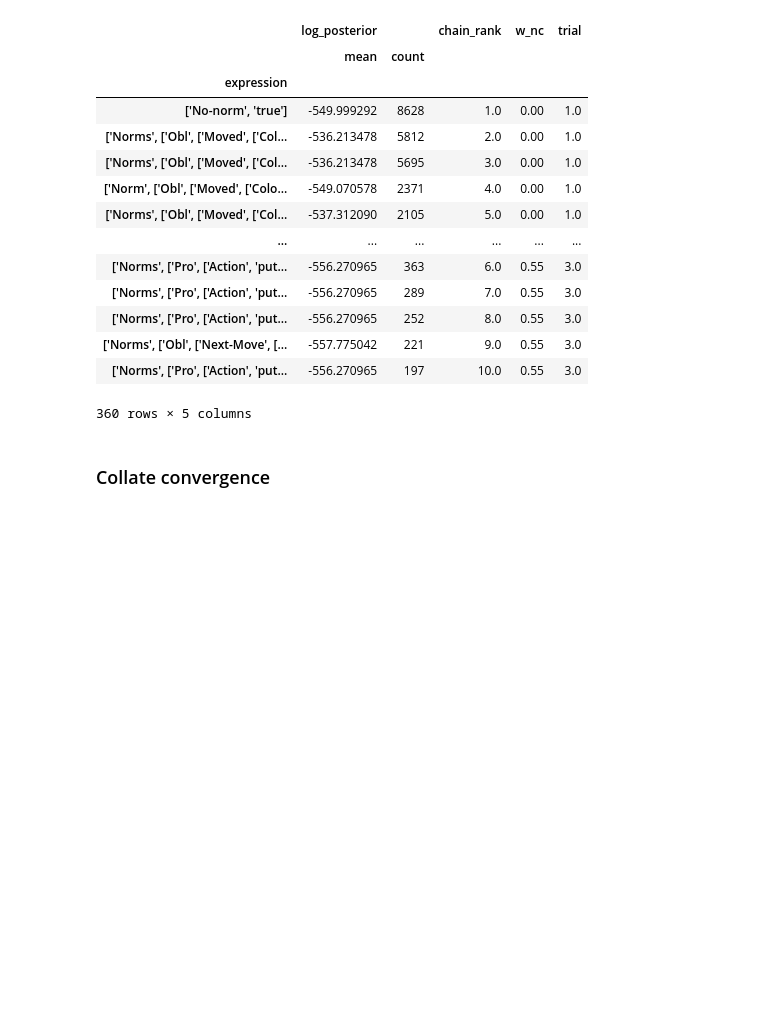
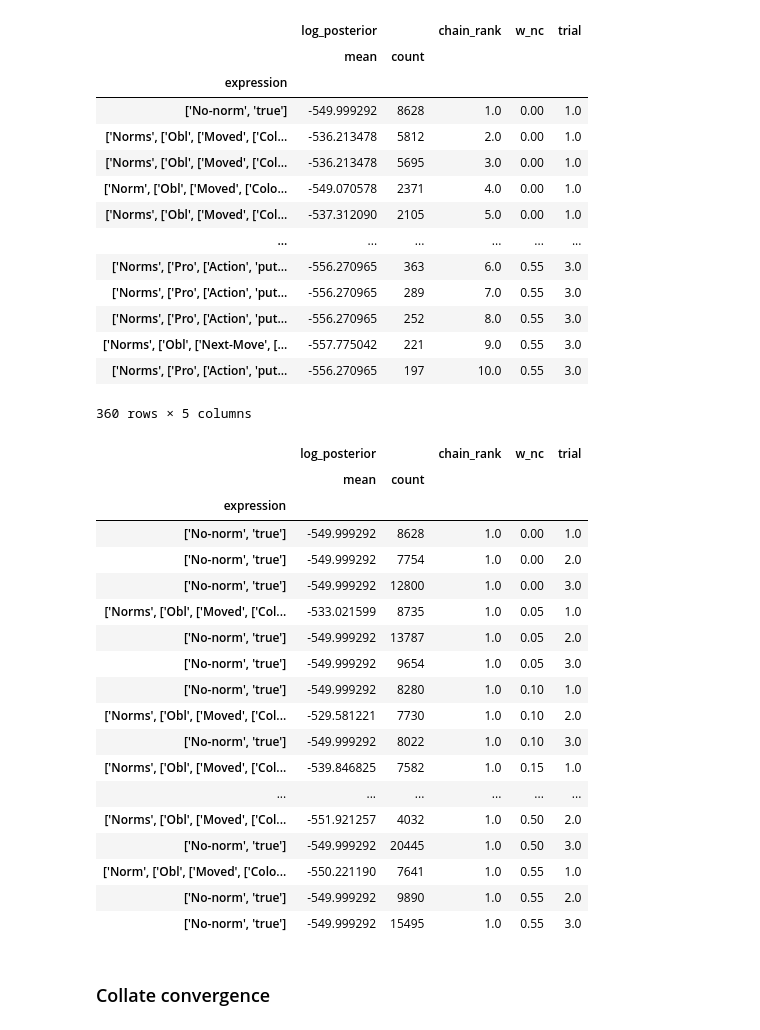
Before and after one commit to ashish1610dhiman/learning_norms_with_mcmc_from_pcfg_IJCAI21, a Jupyter notebook: notebooks/1.5.2_nc_exp5_precision_recall.ipynb, the cells around one changed output. Cells and saved outputs as stored; diff of their text form; code cells hidden in the pictures; blank space fills up the shorter version.

```diff
--- a/notebooks/1.5.2_nc_exp5_precision_recall.ipynb
+++ b/notebooks/1.5.2_nc_exp5_precision_recall.ipynb
@@ -143,6 +143,28 @@ res2
 | ['Norms', ['Obl', ['Next-Move', [... | -557.775042 | 221 | 9.0 | 0.55 | 3.0 |
 | ['Norms', ['Pro', ['Action', 'put... | -556.270965 | 197 | 10.0 | 0.55 | 3.0 |
 360 rows × 5 columns
+# %%
+z_top.groupby(["w_nc","trial"]).head(1)
+# %% [output]
+|  | log_posterior |  | chain_rank | w_nc | trial |
+|  | mean | count |  |  |  |
+| expression |  |  |  |  |  |
+| ['No-norm', 'true'] | -549.999292 | 8628 | 1.0 | 0.00 | 1.0 |
+| ['No-norm', 'true'] | -549.999292 | 7754 | 1.0 | 0.00 | 2.0 |
+| ['No-norm', 'true'] | -549.999292 | 12800 | 1.0 | 0.00 | 3.0 |
+| ['Norms', ['Obl', ['Moved', ['Col... | -533.021599 | 8735 | 1.0 | 0.05 | 1.0 |
+| ['No-norm', 'true'] | -549.999292 | 13787 | 1.0 | 0.05 | 2.0 |
+| ['No-norm', 'true'] | -549.999292 | 9654 | 1.0 | 0.05 | 3.0 |
+| ['No-norm', 'true'] | -549.999292 | 8280 | 1.0 | 0.10 | 1.0 |
+| ['Norms', ['Obl', ['Moved', ['Col... | -529.581221 | 7730 | 1.0 | 0.10 | 2.0 |
+| ['No-norm', 'true'] | -549.999292 | 8022 | 1.0 | 0.10 | 3.0 |
+| ['Norms', ['Obl', ['Moved', ['Col... | -539.846825 | 7582 | 1.0 | 0.15 | 1.0 |
+| ... | ... | ... | ... | ... | ... |
+| ['Norms', ['Obl', ['Moved', ['Col... | -551.921257 | 4032 | 1.0 | 0.50 | 2.0 |
+| ['No-norm', 'true'] | -549.999292 | 20445 | 1.0 | 0.50 | 3.0 |
+| ['Norm', ['Obl', ['Moved', ['Colo... | -550.221190 | 7641 | 1.0 | 0.55 | 1.0 |
+| ['No-norm', 'true'] | -549.999292 | 9890 | 1.0 | 0.55 | 2.0 |
+| ['No-norm', 'true'] | -549.999292 | 15495 | 1.0 | 0.55 | 3.0 |
 # %% [markdown]
 ### Collate convergence
 # %%
```
Also changed, not shown: parts of 1 cell of this notebook.
